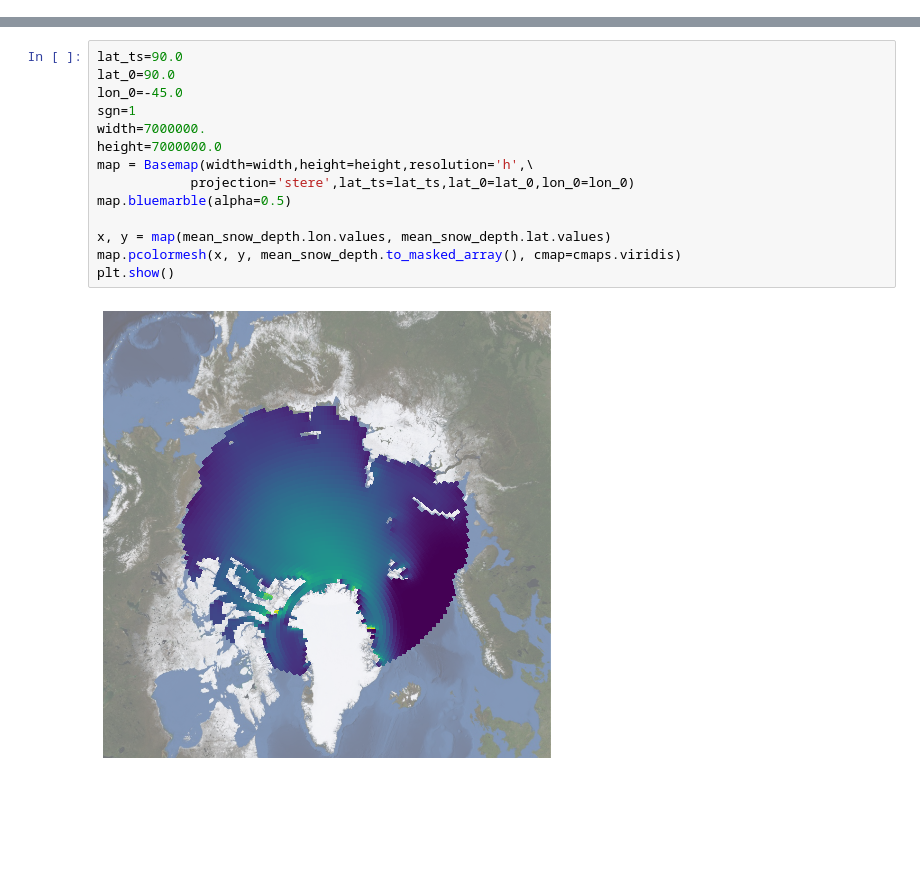
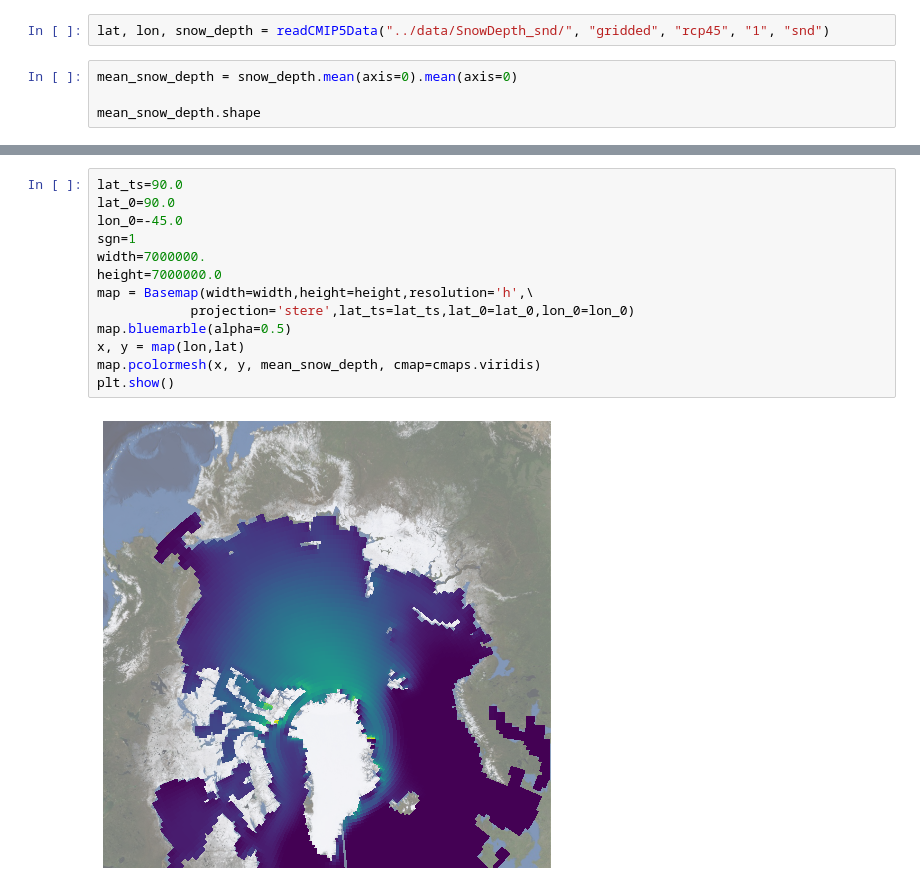
Before and after one commit to strongh/DIRECT-STEM-climate-workshop, a Jupyter notebook: notebooks/SnowDepthExploration.ipynb, the cells around one changed output, grey strips where cells are left out. Saved outputs shown, nothing was run; the diff lists cells and outputs as text; blank space fills up the shorter version.

```diff
--- a/notebooks/SnowDepthExploration.ipynb
+++ b/notebooks/SnowDepthExploration.ipynb
@@ -34,0 +15,6 @@ mean_snow_depth = snow_depth.mean(dim=["time", "bnds"], skipna=True)["snd"]
+# %%
+lat, lon, snow_depth = readCMIP5Data("../data/SnowDepth_snd/", "gridded", "rcp45", "1", "snd")
+# %%
+mean_snow_depth = snow_depth.mean(axis=0).mean(axis=0)
+
+mean_snow_depth.shape
@@ -74,16 +65,15 @@ plt.show()
 # %%
 lat_ts=90.0
 lat_0=90.0
 lon_0=-45.0
 sgn=1
 width=7000000.
 height=7000000.0
 map = Basemap(width=width,height=height,resolution='h',\
             projection='stere',lat_ts=lat_ts,lat_0=lat_0,lon_0=lon_0)
 map.bluemarble(alpha=0.5)
-
-x, y = map(mean_snow_depth.lon.values, mean_snow_depth.lat.values)
-map.pcolormesh(x, y, mean_snow_depth.to_masked_array(), cmap=cmaps.viridis)
+x, y = map(lon,lat)
+map.pcolormesh(x, y, mean_snow_depth, cmap=cmaps.viridis)
 plt.show()
 # %% [output]
-[figure, old version]
+[figure, new version]
```
Also changed, not shown: parts of 14 cells of this notebook, 2 other files.
